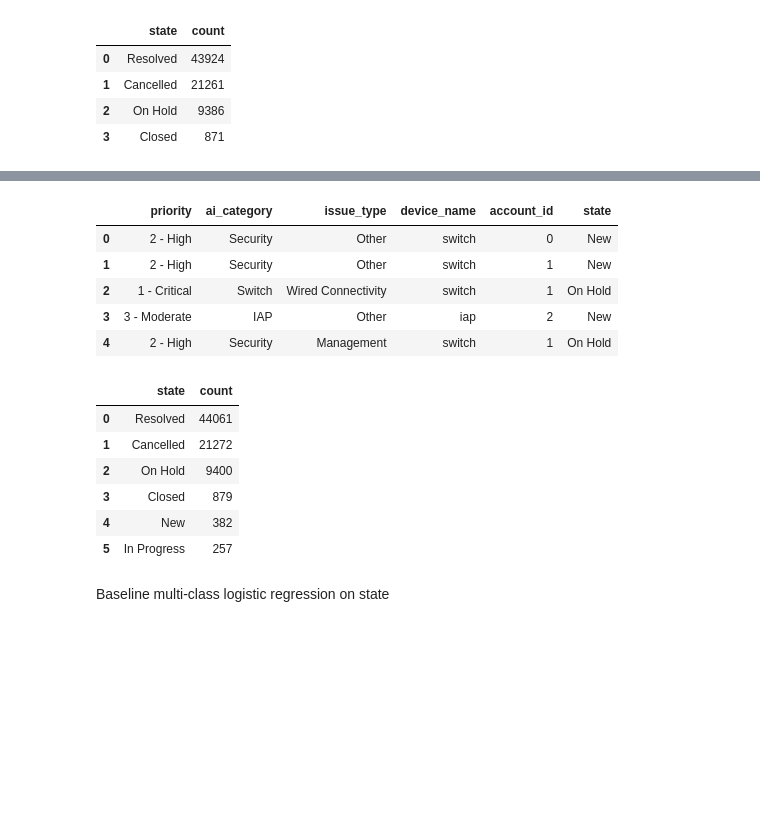
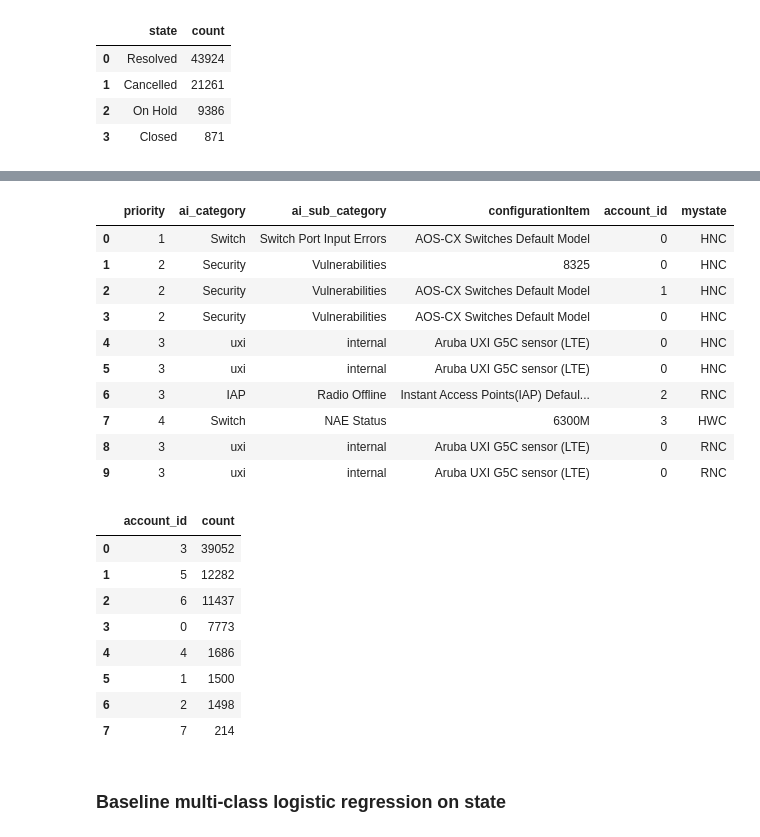
Before and after one commit to alihushyar/Capstone, a Jupyter notebook: Incident_Analysis_v1.0.ipynb, the cells around one changed output, grey strips where cells are left out. Cells and saved outputs as stored; diff of their text form; code cells hidden in the pictures; blank space fills up the shorter version.

```diff
--- a/Incident_Analysis_v1.0.ipynb
+++ b/Incident_Analysis_v1.0.ipynb
@@ -110,3 +163,11 @@ df_incf['state'].value_counts().reset_index()
 | 1 | Cancelled | 21261 |
 | 2 | On Hold | 9386 |
 | 3 | Closed | 871 |
+# %%
+df_incf['mystate'] = df_incf.apply(lambda row: 'RWC' if row['state'] == 'Resolved' and pd.notna(row['case_number__pk'])
+                                  else 'RNC' if row['state'] == 'Resolved' and pd.isna(row['case_number__pk'])
+                                  else 'CWC' if row['state'] == 'Cancelled' and pd.notna(row['case_number__pk'])
+                                  else 'CNC' if row['state'] == 'Cancelled' and pd.isna(row['case_number__pk'])
+                                  else 'HWC' if row['state'] == 'On Hold' and pd.notna(row['case_number__pk'])
+                                  else 'HNC' if row['state'] == 'On Hold' and pd.isna(row['case_number__pk'])
+                                  else row['state'], axis=1)
@@ -113,7 +198,4 @@ df_incf['state'].value_counts().reset_index()
 # %%
-cols2 = ['number',  'priority', 'ai_category', 'issue_type', 'device_name', 'account_id', 'state']
-df_class = df_inc[cols2]
-#df_class.head()
+cols2 = ['priority', 'ai_category', 'ai_sub_category', 'configurationItem', 'account_id', 'mystate']
+df_class = df_incf[cols2]
+#df_class.head(10)
-# %%
-df_class.set_index('number', inplace=True)
-#df_class.head()
@@ -136,6 +201,0 @@ memory usage: 4.1+ MB
-# %%
-df_class['device_name'].fillna('unknown', inplace=True)
-df_class['issue_type'].fillna('Other', inplace=True)
-df_class['ai_category'].fillna('NOTASSIGNED', inplace=True)
-
-df_class.info()
@@ -177,26 +219,33 @@ For example, when doing 'df[col].method(value, inplace=True)', try using 'df.met
 df_class['account_id'] = pd.factorize(df_class['account_id'])[0]
 df_class.reset_index(drop=True, inplace=True)
 # %%
-df_class.head()
+df_class.head(10)
 # %% [output]
-|  | priority | ai_category | issue_type | device_name | account_id | state |
-| 0 | 2 - High | Security | Other | switch | 0 | New |
-| 1 | 2 - High | Security | Other | switch | 1 | New |
-| 2 | 1 - Critical | Switch | Wired Connectivity | switch | 1 | On Hold |
-| 3 | 3 - Moderate | IAP | Other | iap | 2 | New |
-| 4 | 2 - High | Security | Management | switch | 1 | On Hold |
+|  | priority | ai_category | ai_sub_category | configurationItem | account_id | mystate |
+| 0 | 1 | Switch | Switch Port Input Errors | AOS-CX Switches Default Model | 0 | HNC |
+| 1 | 2 | Security | Vulnerabilities | 8325 | 0 | HNC |
+| 2 | 2 | Security | Vulnerabilities | AOS-CX Switches Default Model | 1 | HNC |
+| 3 | 2 | Security | Vulnerabilities | AOS-CX Switches Default Model | 0 | HNC |
+| 4 | 3 | uxi | internal | Aruba UXI G5C sensor (LTE) | 0 | HNC |
+| 5 | 3 | uxi | internal | Aruba UXI G5C sensor (LTE) | 0 | HNC |
+| 6 | 3 | IAP | Radio Offline | Instant Access Points(IAP) Defaul... | 2 | RNC |
+| 7 | 4 | Switch | NAE Status | 6300M | 3 | HWC |
+| 8 | 3 | uxi | internal | Aruba UXI G5C sensor (LTE) | 0 | RNC |
+| 9 | 3 | uxi | internal | Aruba UXI G5C sensor (LTE) | 0 | RNC |
 # %%
-df_class['state'].value_counts().reset_index()
+df_class['account_id'].value_counts().reset_index()
 # %% [output]
-|  | state | count |
-| 0 | Resolved | 44061 |
-| 1 | Cancelled | 21272 |
-| 2 | On Hold | 9400 |
-| 3 | Closed | 879 |
-| 4 | New | 382 |
-| 5 | In Progress | 257 |
+|  | account_id | count |
+| 0 | 3 | 39052 |
+| 1 | 5 | 12282 |
+| 2 | 6 | 11437 |
+| 3 | 0 | 7773 |
+| 4 | 4 | 1686 |
+| 5 | 1 | 1500 |
+| 6 | 2 | 1498 |
+| 7 | 7 | 214 |
 # %% [markdown]
-Baseline multi-class logistic regression on state
+### Baseline multi-class logistic regression on state
 # %%
 import pandas as pd
 from sklearn.model_selection import train_test_split
```
Also changed, not shown: parts of 35 cells of this notebook, 1 other file.
